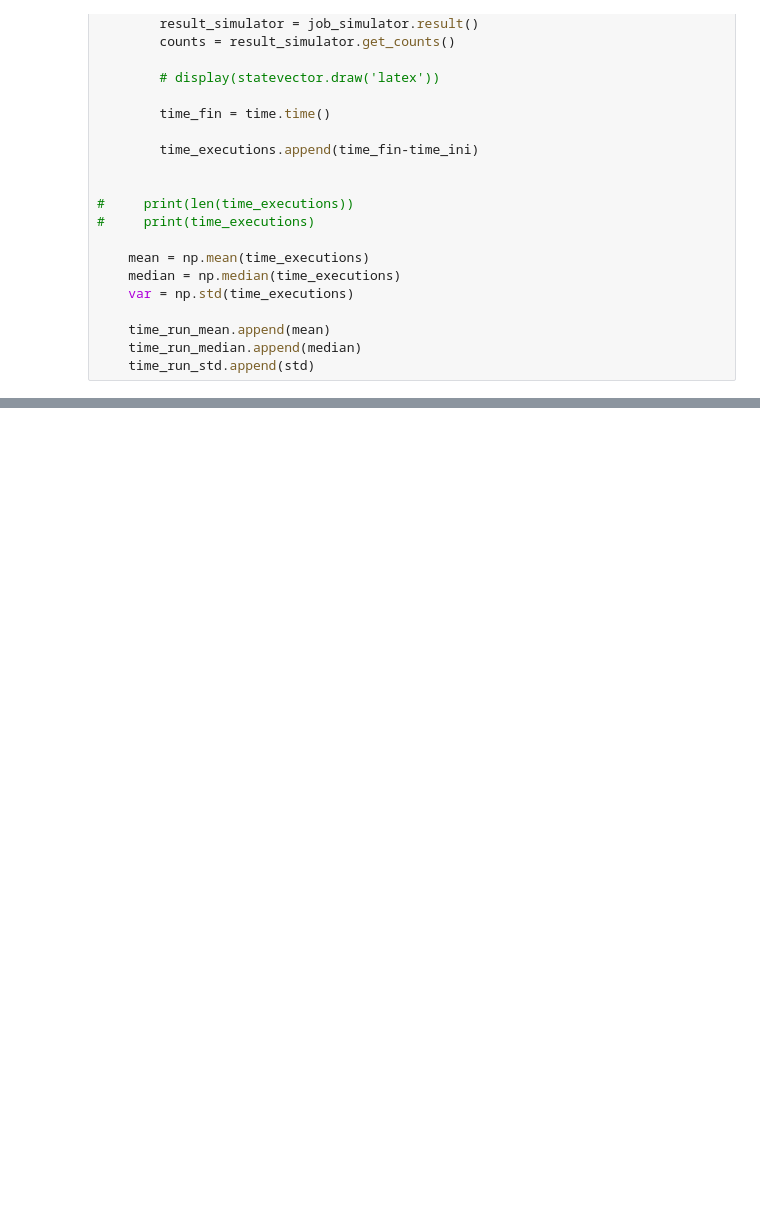
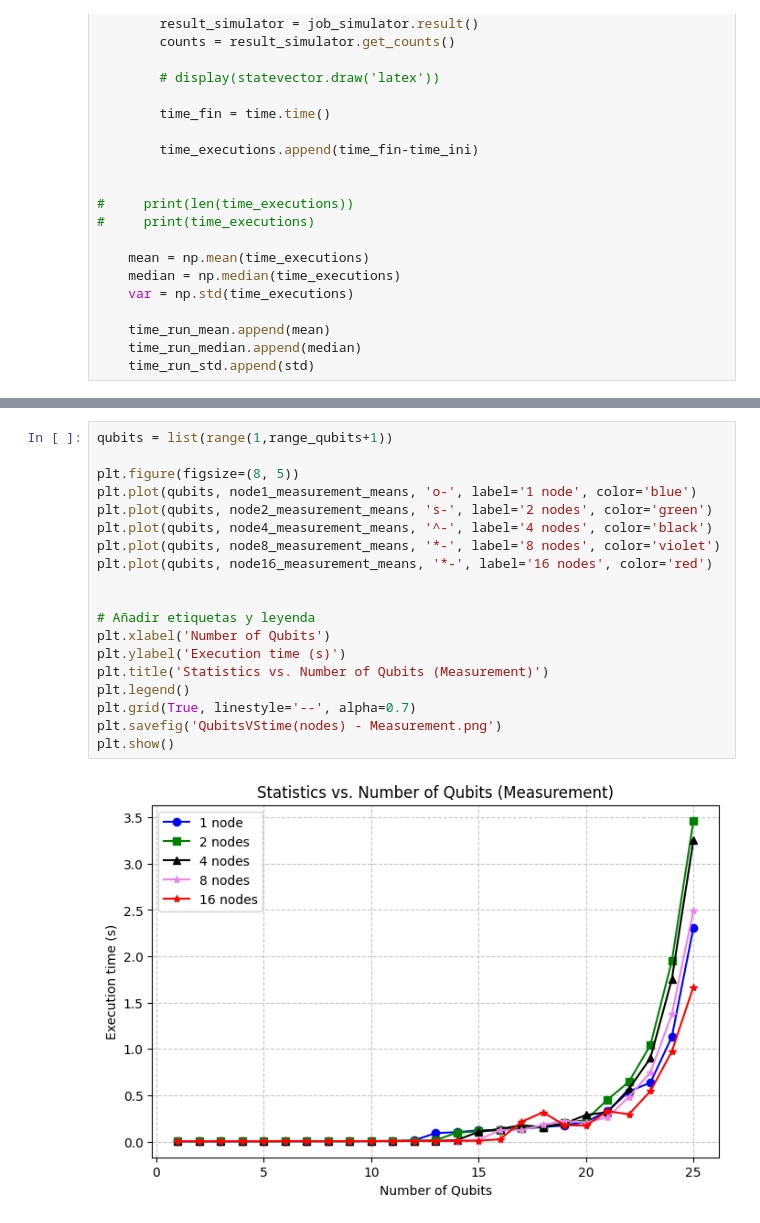
Before and after one commit to RaquelAlfonso/Practica-1-HPC, a Jupyter notebook: hpc_qiskit.ipynb, the cells around one changed output, grey strips where cells are left out. Cells and saved outputs as stored; diff of their text form; blank space fills up the shorter version.

```diff
--- a/hpc_qiskit.ipynb
+++ b/hpc_qiskit.ipynb
@@ -166,0 +249,21 @@ plt.show()
+# %%
+qubits = list(range(1,range_qubits+1))
+
+plt.figure(figsize=(8, 5))
+plt.plot(qubits, node1_measurement_means, 'o-', label='1 node', color='blue')
+plt.plot(qubits, node2_measurement_means, 's-', label='2 nodes', color='green')
+plt.plot(qubits, node4_measurement_means, '^-', label='4 nodes', color='black')
+plt.plot(qubits, node8_measurement_means, '*-', label='8 nodes', color='violet')
+plt.plot(qubits, node16_measurement_means, '*-', label='16 nodes', color='red')
+
+
+# Añadir etiquetas y leyenda
+plt.xlabel('Number of Qubits')
+plt.ylabel('Execution time (s)')
+plt.title('Statistics vs. Number of Qubits (Measurement)')
+plt.legend()
+plt.grid(True, linestyle='--', alpha=0.7)
+plt.savefig('QubitsVStime(nodes) - Measurement.png')
+plt.show()
+# %% [output]
+[figure, added]
```
Also changed, not shown: parts of 41 cells of this notebook.
